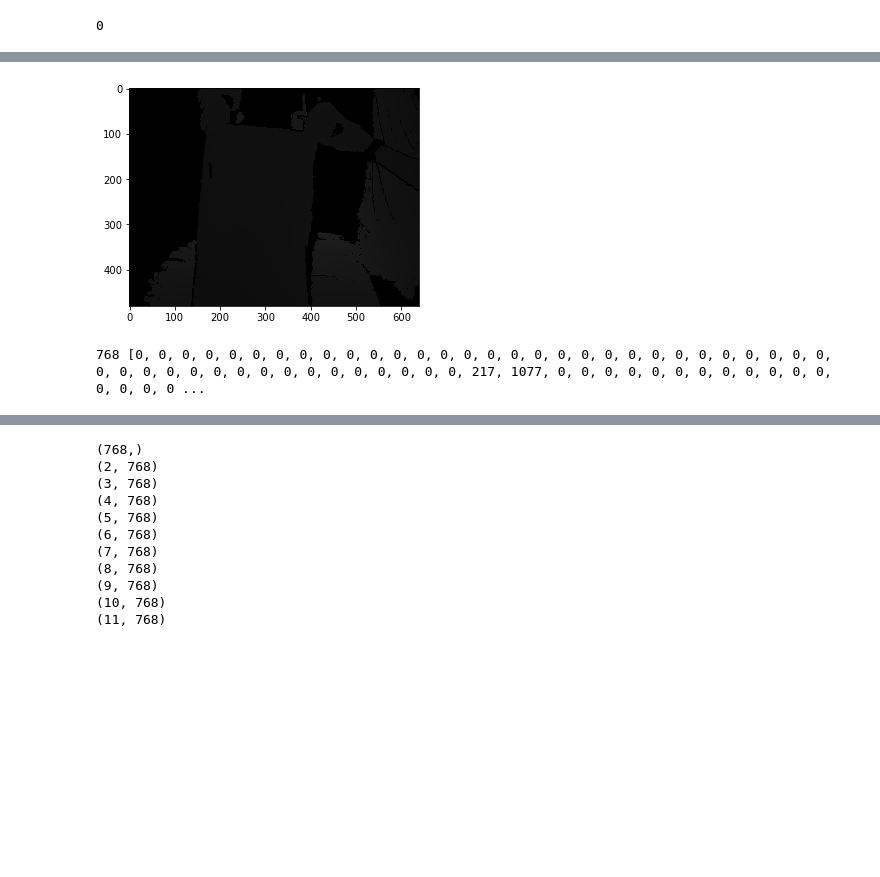
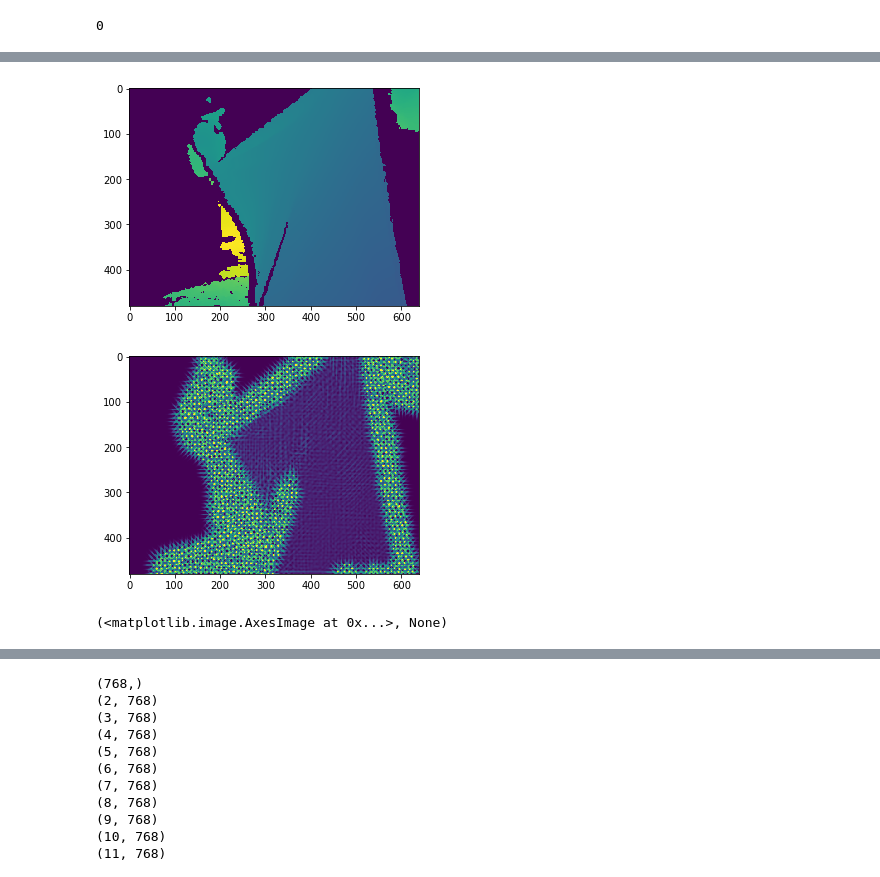
Before and after one commit to rmqlife/deformable, a Jupyter notebook: depth_feature.ipynb, the cells around one changed output, grey strips where cells are left out. Drawn from its saved outputs; the diff is of its cells as text; code cells hidden in the pictures; blank space fills up the shorter version.

```diff
--- a/depth_feature.ipynb
+++ b/depth_feature.ipynb
@@ -48,13 +48,13 @@ def shrink(fg):
     shrink_fg = cv2.erode(fg, mk(15), iterations = 2)
     return shrink_fg
 
-for i in range(0,len(depthlist),100):
-    depth = cv2.imread(depthlist[i],cv2.)
+for i in range(0,len(depthlist),90):
+    depth = cv2.imread(depthlist[i],cv2.IMREAD_UNCHANGED)
     plt.imshow(depth), plt.show()
     rgb = cv2.imread(rgblist[i])
     fg = get_fg(rgb)
     #fg = shrink(fg)
-    gray = cv2.bitwise_and(depth,depth,mask = fg)
-    plt.imshow(gray)
+    depth = cv2.bitwise_and(depth,depth,mask = fg)
+    plt.imshow(depth)
     plt.show()
 # %% [output]
@@ -74,60 +74,50 @@ for i in range(0,len(depthlist),100):
 # %%
-def gabor_feat(img, num_theta = 4, show_fg=False,show_step=False):
-    img = cv2.cvtColor(img,cv2.COLOR_BGR2RGB)
-    fg = get_fg(img)
-    shrink_fg = cv2.erode(fg, mk(15), iterations = 2)
-
-    gray = cv2.cvtColor(img, cv2.COLOR_BGR2GRAY)
-    gray = cv2.bitwise_and(gray, gray, mask = fg)
-    if show_fg:
-        plt.imshow(gray,cmap='gray')
-        plt.show()
-
+def gabor_feat_depth(img, num_theta = 4,show_step=False):
     ks = 101 # kernel size
-    avg = np.zeros(gray.shape)
+    rows, cols = img.shape[:2]
+    avg = np.zeros(img.shape[:2])
     count = 0
-
-    rows, cols = gray.shape
     grid = 80
 
     hist = []
     for i in range(num_theta):
-        g_kernel1 = cv2.getGaborKernel((ks, ks), sigma = 6.0, theta = i*np.pi/num_theta, lambd = 10.0, gamma=0.5, psi=0, ktype=cv2.CV_32F)
-        filtered = cv2.filter2D(gray, cv2.CV_8UC3, g_kernel1)
+        g_kernel1 = cv2.getGaborKernel((ks, ks), sigma = 6.0, theta = i*np.pi/num_theta, lambd = 8.0, gamma=0.5, psi=0, ktype=cv2.CV_32F)
+        filtered = cv2.filter2D(img, cv2.CV_8UC3, g_kernel1)
 
         for col in np.arange(0, cols, grid):
             for row in np.arange(0, rows, grid):
                 block = filtered[row:row+grid,col:col+grid]
                 val =  np.sum(block)
                 hist.append(val)
 
 
         avg = avg + filtered
         if show_step:
             plt.imshow(filtered)
             plt.show()
 
     avg = avg/num_theta
     return avg, hist
 
 def grid_feat(img):
     hist = []
     gray = cv2.cvtColor(img, cv2.COLOR_BGR2GRAY)
     rows, cols = gray.shape
     grid = 20
     for col in np.arange(0, cols, grid):
         for row in np.arange(0, rows, grid):
             block = gray[row:row+grid,col:col+grid]
             val =  np.sum(block)
             hist.append(val)
     return hist
 
 
 i = 900
-depth = cv2.imread(depthlist[i])
+depth = cv2.imread(depthlist[i],cv2.IMREAD_UNCHANGED)
 plt.imshow(depth),plt.show()
-hist = grid_feat(depth)
-print len(hist),hist, 480*640/40/40
+avg,hist = gabor_feat_depth(depth, show_step=False)
+plt.imshow(avg),plt.show()
 # %% [output]
-[figure, old version]
+[figure, new version]
+[figure, added]
-768 [0, 0, 0, 0, 0, 0, 0, 0, 0, 0, 0, 0, 0, 0, 0, 0, 0, 0, 0, 0, 0, 0, 0, 0, 0, 0, 0, 0, 0, 0, 0, 0, 0, 0, 0, 0, 0, 0, 0, 0, 0, 0, 0, 0, 0, 0, 217, 1077, 0, 0, 0, 0, 0, 0, 0, 0, 0, 0, 0, 0, 0, 0, 0, 0 ...
+(<matplotlib.image.AxesImage at 0x...>, None)
```
Also changed, not shown: parts of 2 cells of this notebook, 11 other files.
